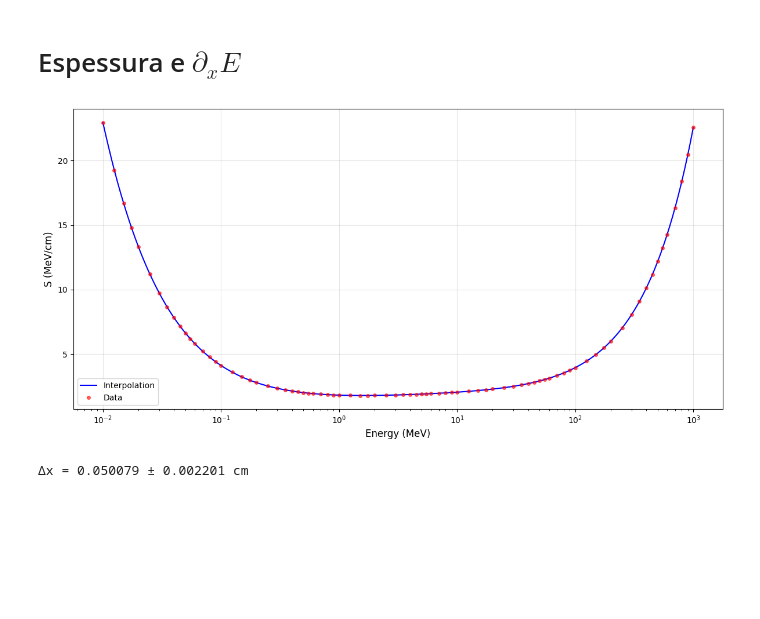
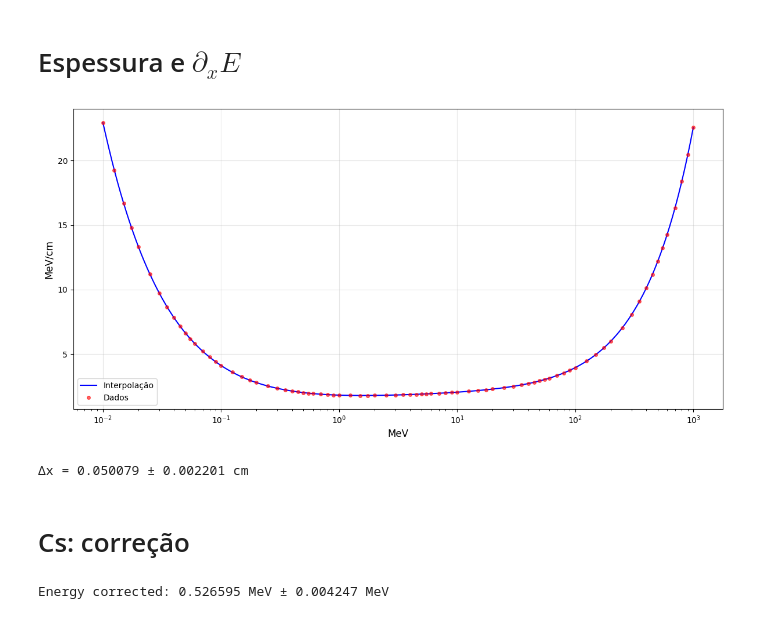
Before and after one commit to David-Amarante/LFEA, a Jupyter notebook: 03_espessura&Bi.ipynb, the cells around one changed output. Drawn from its saved outputs; the diff is of its cells as text; code cells hidden in the pictures; blank space fills up the shorter version.

```diff
--- a/03_espessura&Bi.ipynb
+++ b/03_espessura&Bi.ipynb
@@ -116,42 +130,65 @@ E_plot = np.logspace(np.log10(energy.min()), np.log10(energy.max()), 200)
 S_plot = stopping_power_interp(E_plot)
 
 fig, ax = plt.subplots(figsize=(12, 6))
-ax.plot(E_plot, S_plot, 'b-', linewidth=1.5, label='Interpolation')
-ax.plot(energy, S, 'ro', markersize=4, alpha=0.6, label='Data')
+ax.plot(E_plot, S_plot, 'b-', linewidth=1.5, label='Interpolação')
+ax.plot(energy, S, 'ro', markersize=4, alpha=0.6, label='Dados')
 ax.set_xscale('log')
-ax.set_xlabel('Energy (MeV)', fontsize=12)
-ax.set_ylabel('S (MeV/cm)', fontsize=12)
+ax.set_xlabel('MeV', fontsize=12)
+ax.set_ylabel('MeV/cm', fontsize=12)
 ax.legend()
 ax.grid(True, alpha=0.3)
 plt.tight_layout()
 plt.show()
 
 
 def delta_x(E1, E2):
     integrand = lambda E: 1 / stopping_power_interp(E)
     result, error = quad(integrand, E1, E2)
     return result
 
 def delta_x_with_error(E1, E2, sigma_E1, sigma_E2):
     dx = delta_x(E1, E2)
 
     # Error propagation: ∂Δx/∂E1 = -1/S(E1), ∂Δx/∂E2 = 1/S(E2)
     dS1 = stopping_power_interp(E1)
     dS2 = stopping_power_interp(E2)
 
     sigma_dx = np.sqrt((sigma_E1 / dS1)**2 + (sigma_E2 / dS2)**2)
 
     return dx, sigma_dx
 
 # From 02_analise_espetros.ipynb
 E1 = 0.7477  # Tl-204 covered
 sigma_E1 = 0.0029
 E2 = 0.8410  # Tl-204 uncovered
 sigma_E2 = 0.0029
 
 dx, sigma_dx = delta_x_with_error(E1, E2, sigma_E1, sigma_E2)
 
 print(f"Δx = {dx:.6f} ± {sigma_dx:.6f} cm")
 # %% [output]
-[figure, old version]
+[figure, new version]
 Δx = 0.050079 ± 0.002201 cm
+# %% [markdown]
+# Cs: correção
+# %%
+cs_channels, cs_counts = load_spectrum('CPR1.ASC')
+cs_energy, cs_sigma_energy = calib(cs_channels)
+
+def calib_correction(energy, sigma_energy):
+    energies = np.linspace(energy-0.1, energy, 10000)
+    i=0
+    integrand = lambda E: 1 / stopping_power_interp(energy)
+    result, error = quad(integrand, energies[i] , energy)
+    while np.abs(result - dx) >= dx/100:
+        i += 1
+        result, error = quad(integrand, energies[i] , energy)
+    energy_c = energies[i]
+    energy_c_sigma = np.sqrt(sigma_energy**2 + (stopping_power_interp(energy) * sigma_dx)**2)
+    return energy_c, energy_c_sigma
+
+cs_energy_c, cs_sigma_energy_c = calib_correction(0.624215, 0)
+
+print(f"Energy corrected: {cs_energy_c:.6f} MeV ± {cs_sigma_energy_c:.6f} MeV")
+# %% [output]
+Energy corrected: 0.526595 MeV ± 0.004247 MeV
```
Also changed, not shown: parts of 6 cells of this notebook.
